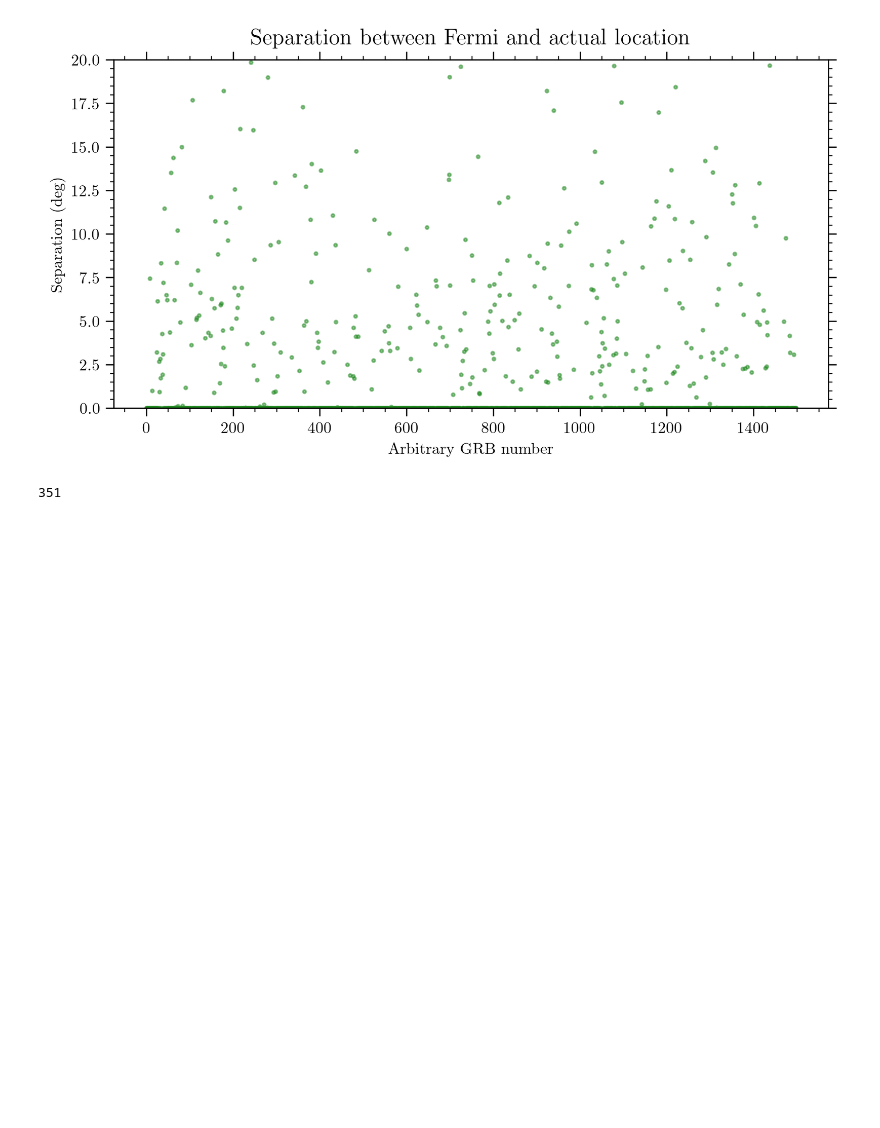
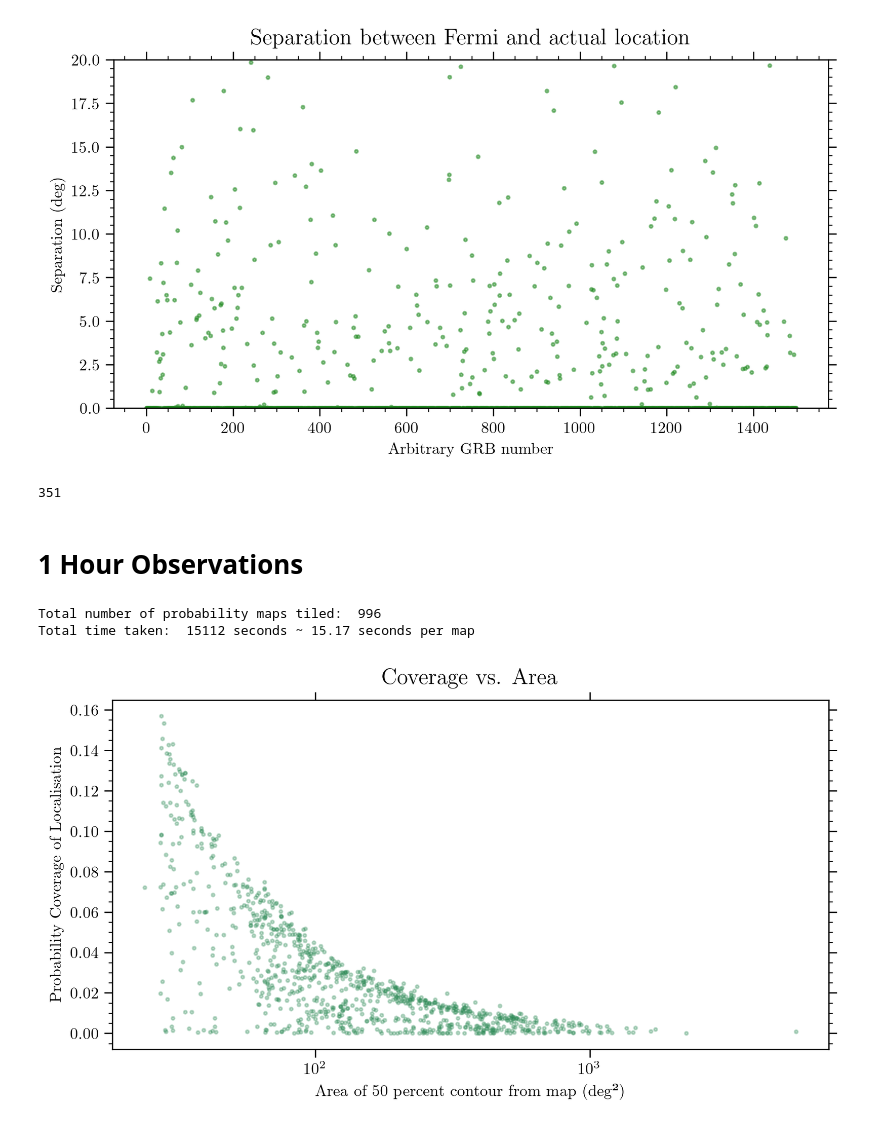
Before and after one commit to ravioli1369/fermi_grbs, a Jupyter notebook: stats.ipynb, the cells around one changed output. Cells and saved outputs as stored; diff of their text form; code cells hidden in the pictures; blank space fills up the shorter version.

```diff
--- a/stats.ipynb
+++ b/stats.ipynb
@@ -308,6 +308,51 @@ print(len(diff[diff>0]))
 # %% [output]
 [figure]
 351
+# %% [markdown]
+# **1 Hour Observations**
+# %%
+coverage1h = pd.DataFrame(pd.read_csv("/home/ravioli/astro/git/fermi_grbs/coverage_1h.csv"))
+filt = ['DID NOT RISE', 'None', 'NOT VISIBLE']
+select = [value not in [filt[0], filt[1]] for value in coverage1h['coverage'].values]
+total_maps_tiled = len(coverage1h['coverage'][select])
+print("Total number of probability maps tiled: ", total_maps_tiled)
+print(f"Total time taken:  15112 seconds ~ {np.round(15112/total_maps_tiled, 2)} seconds per map")
+# %% [output]
+Total number of probability maps tiled:  996
+Total time taken:  15112 seconds ~ 15.17 seconds per map
+# %%
+select = coverage1h['coverage'].str.contains("(\d+)")
+coverage1h = coverage1h[select]
+select = coverage1h[select]['radius'].astype(float) < 30
+coverage1h = coverage1h[select]
+coverage1h['radius'] = coverage1h['radius'].astype(float)
+coverage1h['coverage'] = coverage1h['coverage'].astype(float)
+coverage1h = coverage1h.reset_index(drop=True)
+
+area, tiletime, times =  [], [], []
+for (i, heal) in enumerate(coverage1h['healpix']):
+    time = datetime.strptime(coverage1h['time'][i], "%Y-%m-%d %H:%M:%S")
+    file = "/home/ravioli/astro/git/fermi_grbs/data/"+heal
+    covragefile = "/home/ravioli/astro/git/fermi_grbs/data/"+heal+"_scheduled_1h.csv"
+    tiletime.append(len(pd.DataFrame(pd.read_csv(covragefile)))*5/60)
+    area.append(get_loc_size(file, frac=0.5))
+    times.append(time)
+
+coverage1h['area'] = np.array(area).astype(float)
+coverage1h['tiletimes'] = np.array(tiletime).astype(float)
+coverage1h['time'] = np.array(times).astype(datetime)
+# %%
+plt.figure(figsize=(8,4), dpi=300)
+plt.scatter(coverage1h['area'], coverage1h['coverage'], s=4, color='seagreen', alpha=0.3)
+# plt.vlines(25, 0, 1, color='k', linestyle='--', linewidth=1, alpha = 0.5)
+plt.xlabel("Area of 50 percent contour from map (deg²)")
+plt.ylabel("Probability Coverage of Localisation")
+plt.title("Coverage vs. Area", fontsize=14, pad=10)
+# plt.ylim(0,1)
+plt.xscale('symlog')
+plt.show()
+# %% [output]
+[figure, added]
 # %%
 skymap = read_sky_map("/home/ravioli/astro/bayestar.multiorder.fits,1", moc=False)
 hpmap = skymap[0]
```
Also changed, not shown: parts of 7 cells of this notebook, 11 other files.
